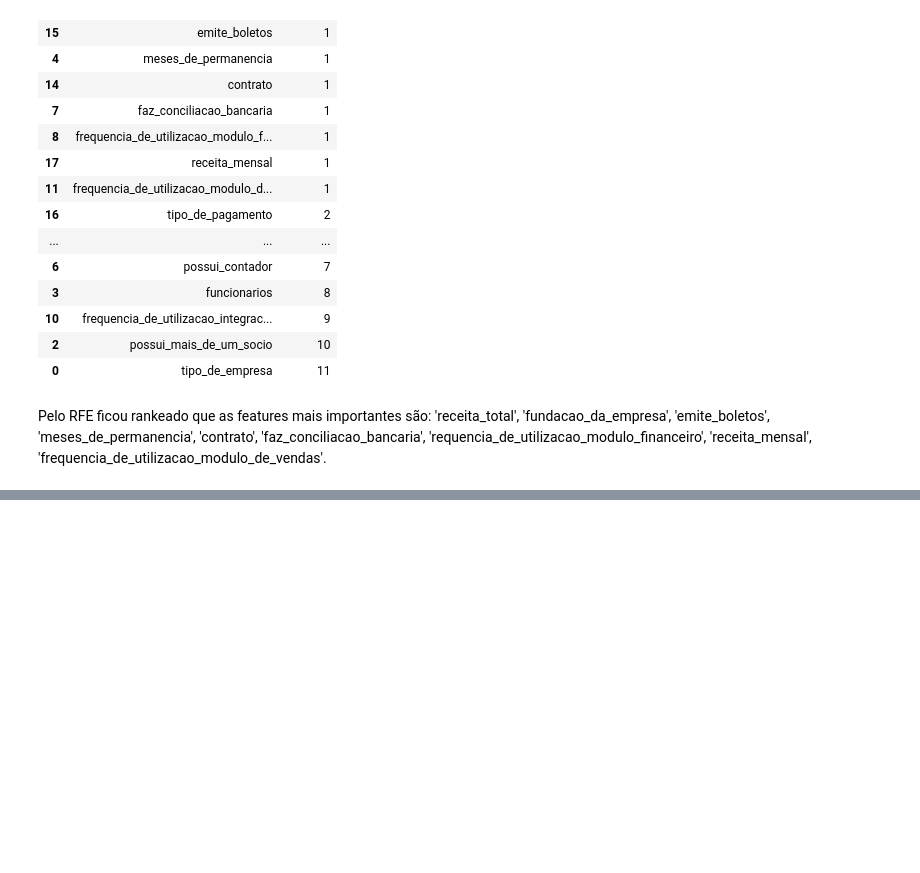
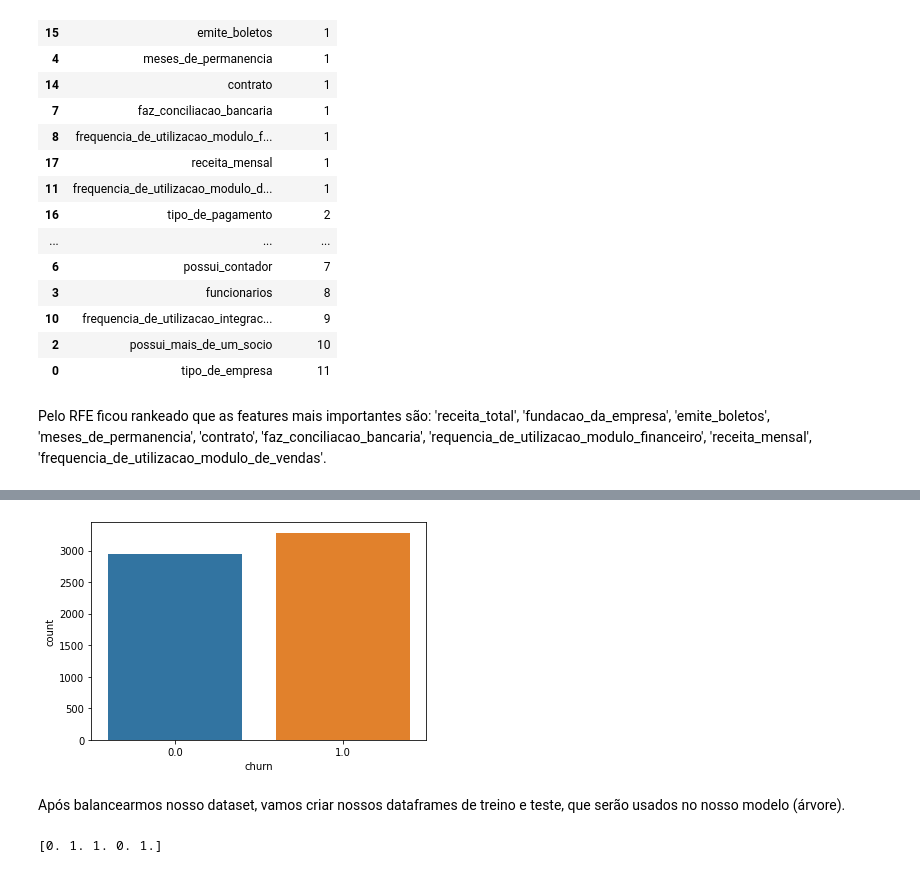
Before and after one commit to GuilhermeDumam/Desafio_Conta_Azul, a Jupyter notebook: desafio_conta_azul.ipynb, the cells around one changed output, grey strips where cells are left out. Saved outputs shown, nothing was run; the diff lists cells and outputs as text; code cells hidden in the pictures; blank space fills up the shorter version.

```diff
--- a/desafio_conta_azul.ipynb
+++ b/desafio_conta_azul.ipynb
@@ -488,0 +504,3 @@ Pelo RFE ficou rankeado que as features mais importantes são:
+# %%
+X = df_features[['receita_total', 'fundacao_da_empresa', 'emite_boletos', 'meses_de_permanencia', 'contrato', 'faz_conciliacao_bancaria','frequencia_de_utilizacao_modulo_financeiro', 'receita_mensal', 'frequencia_de_utilizacao_modulo_de_vendas']]
+y = target
@@ -488,0 +523,12 @@ Pelo RFE ficou rankeado que as features mais importantes são:
+# %%
+#Método de oversampling
+smt = SMOTE(random_state = 42)
+smteen = SMOTEENN(random_state= 42)
+# %%
+X, y = smteen.fit_resample(X, y)
+# %%
+balanceadosmote = sns.countplot(x=y)
+# %% [output]
+[figure, added]
+# %% [markdown]
+Após balancearmos nosso dataset, vamos criar nossos dataframes de treino e teste, que serão usados no nosso modelo (árvore).
@@ -488,0 +537,9 @@ Pelo RFE ficou rankeado que as features mais importantes são:
+# %%
+dt = DecisionTreeClassifier(max_depth=3, random_state = 42)
+
+dt.fit(X_train, y_train)
+
+y_pred = dt.predict(X_test)
+print(y_pred[0:5])
+# %% [output]
+[0. 1. 1. 0. 1.]
```
Also changed, not shown: parts of 17 cells of this notebook.
